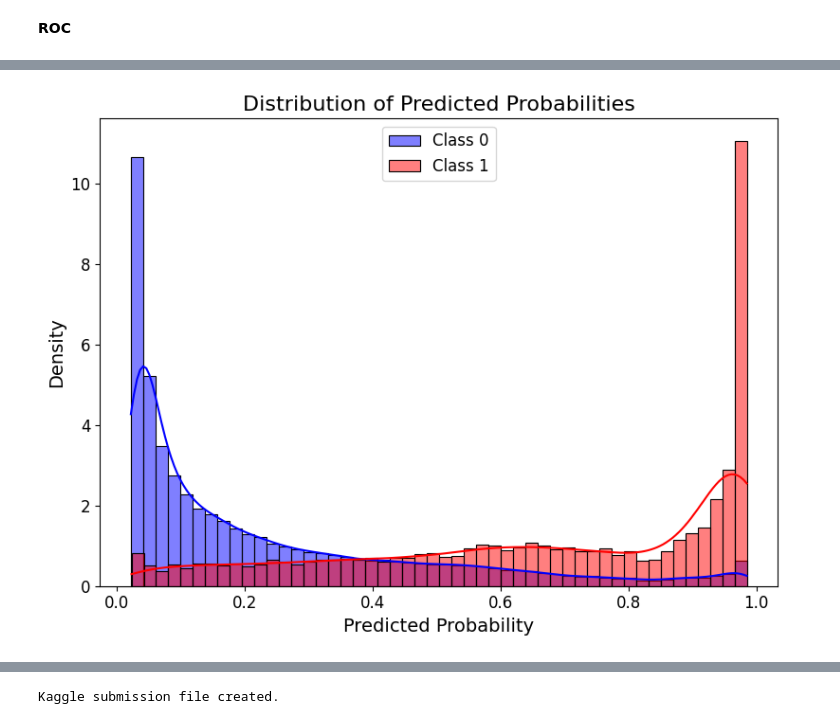
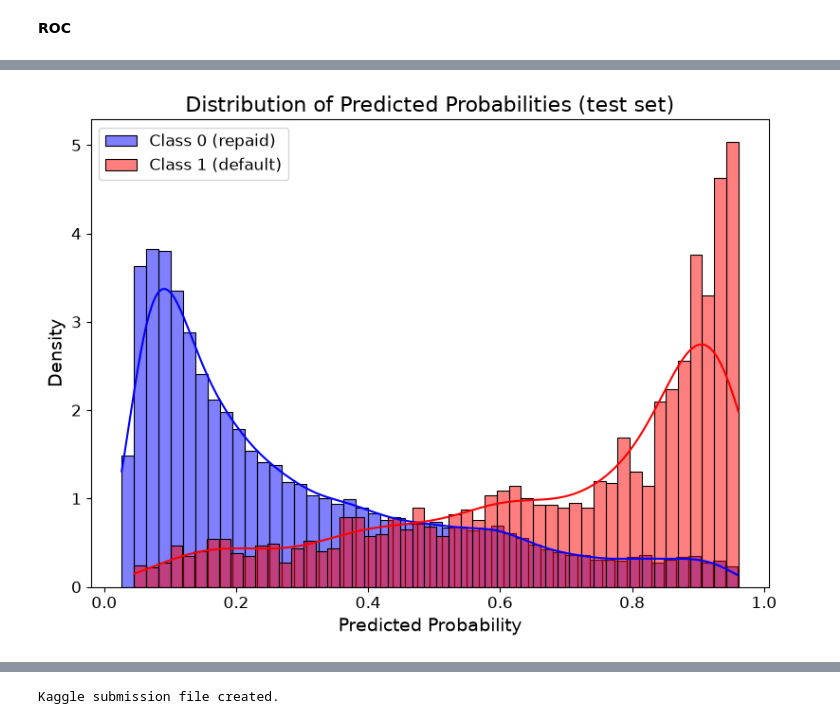
Before and after one commit to JanIzmer/Credit_Scoring_Project, a Jupyter notebook: notebooks/02_Modeling.ipynb, the cells around one changed output, grey strips where cells are left out. Cells and saved outputs as stored; diff of their text form; code cells hidden in the pictures.

```diff
--- a/notebooks/02_Modeling.ipynb
+++ b/notebooks/02_Modeling.ipynb
@@ -146,0 +130,23 @@ joblib.dump(final_model, '../models/lgbm_model.pkl')
+# %%
+best_params = {
+    **study.best_params,
+    'class_weight': 'balanced',
+    'random_state': RANDOM_STATE,
+    'n_jobs': -1,
+    'verbosity': -1,
+}
+
+oof_prob = cross_val_predict(LGBMClassifier(**best_params), X_train, y_train,
+                             cv=cv, method='predict_proba')[:, 1]
+
+thresholds = np.arange(0.05, 0.95, 0.005)
+f2_scores = [fbeta_score(y_train, (oof_prob >= t).astype(int), beta=2) for t in thresholds]
+best_threshold = float(thresholds[int(np.argmax(f2_scores))])
+print(f"Best threshold (OOF F2): {best_threshold:.3f}, F2 = {max(f2_scores):.4f}")
+
+final_model = LGBMClassifier(**best_params)
+final_model.fit(X_train, y_train)
+
+joblib.dump(final_model, '../models/lgbm_model.pkl')
+with open('../models/best_threshold.json', 'w') as f:
+    json.dump({'best_threshold': best_threshold}, f)
@@ -230,8 +296,0 @@ for id in top_risky['Id'].head(10):
-# %%
-y_pred_prob = final_model.predict_proba(X)[:, 1]
-best_threshold = 0.3988986985559332
-y_pred = (y_pred_prob >= best_threshold).astype(int)
-
-print(classification_report(y, y_pred))
-cm = confusion_matrix(y, y_pred)
-print(cm)
@@ -250,15 +297,17 @@ weighted avg       0.93      0.94      0.93    150000
 # %%
-plt.figure(figsize=(8,6))
-sns.histplot(y_pred_prob[y==0], color='blue', label='Class 0', kde=True, stat="density", bins=50)
-sns.histplot(y_pred_prob[y==1], color='red', label='Class 1', kde=True, stat="density", bins=50)
+plt.figure(figsize=(8, 6))
+sns.histplot(y_pred_prob[y_test == 0], color='blue', label='Class 0 (repaid)',
+             kde=True, stat='density', bins=50)
+sns.histplot(y_pred_prob[y_test == 1], color='red', label='Class 1 (default)',
+             kde=True, stat='density', bins=50)
 plt.xlabel('Predicted Probability', fontsize=14)
 plt.ylabel('Density', fontsize=14)
-plt.title('Distribution of Predicted Probabilities', fontsize=16)
+plt.title('Distribution of Predicted Probabilities (test set)', fontsize=16)
 plt.legend(fontsize=12)
 plt.xticks(fontsize=12)
 plt.yticks(fontsize=12)
 plt.tight_layout()
-plt.savefig('../reports/figures/Distribution.png', dpi=300)
+plt.savefig('../reports/figures/probability_distribution.png', dpi=150)
 plt.show()
 # %% [output]
-[figure, old version]
+[figure, new version]
```
Also changed, not shown: parts of 31 cells of this notebook, 9 other files.
